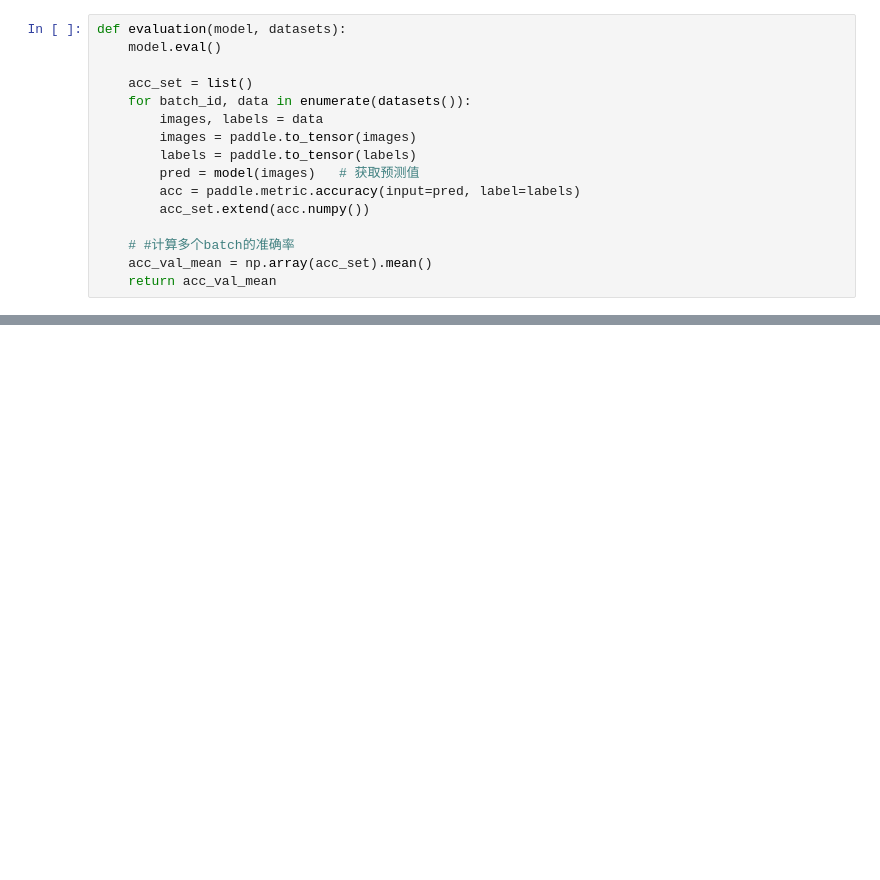
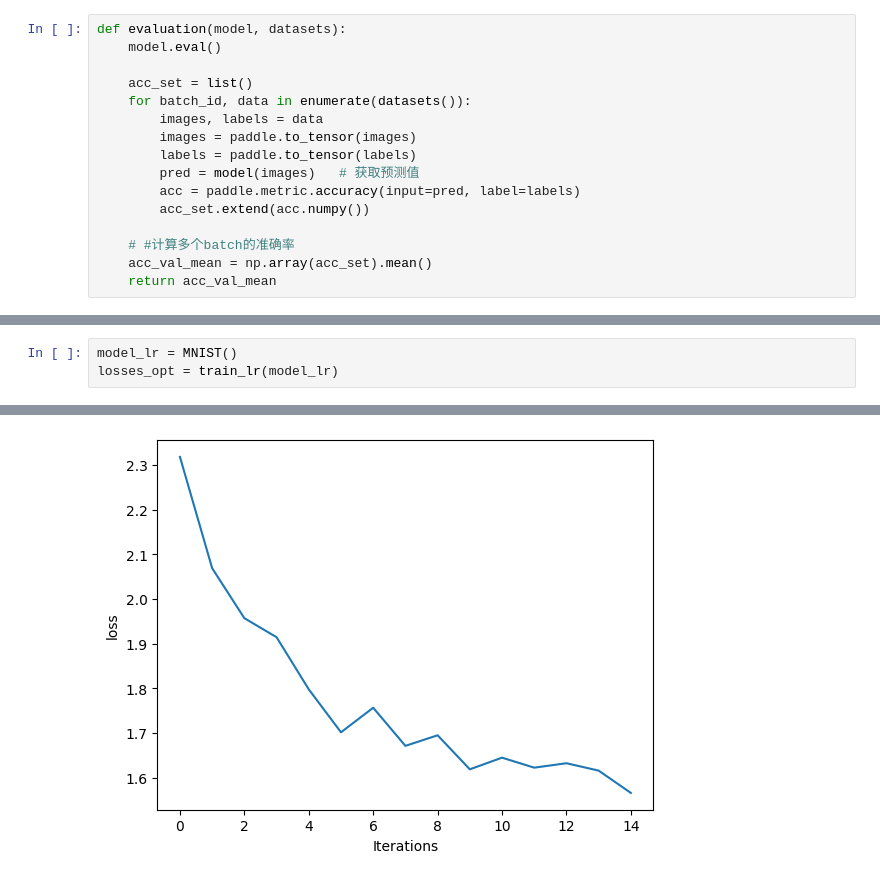
Before and after one commit to 550-ml/BaiduAI3, a Jupyter notebook: 2手写数字识别/手写数字识别2/paddle附加题.ipynb, the cells around one changed output, grey strips where cells are left out. Drawn from its saved outputs; the diff is of its cells as text; blank space fills up the shorter version.

```diff
--- a/2手写数字识别/手写数字识别2/paddle附加题.ipynb
+++ b/2手写数字识别/手写数字识别2/paddle附加题.ipynb
@@ -159,0 +463,4 @@ print(acc_of_Cross)
+# %%
+model_lr = MNIST()
+losses_opt = train_lr(model_lr)
+# %% [output]
@@ -159,0 +482 @@ print(acc_of_Cross)
+[figure, added]
```
Also changed, not shown: parts of 19 cells of this notebook, 3 other files.
